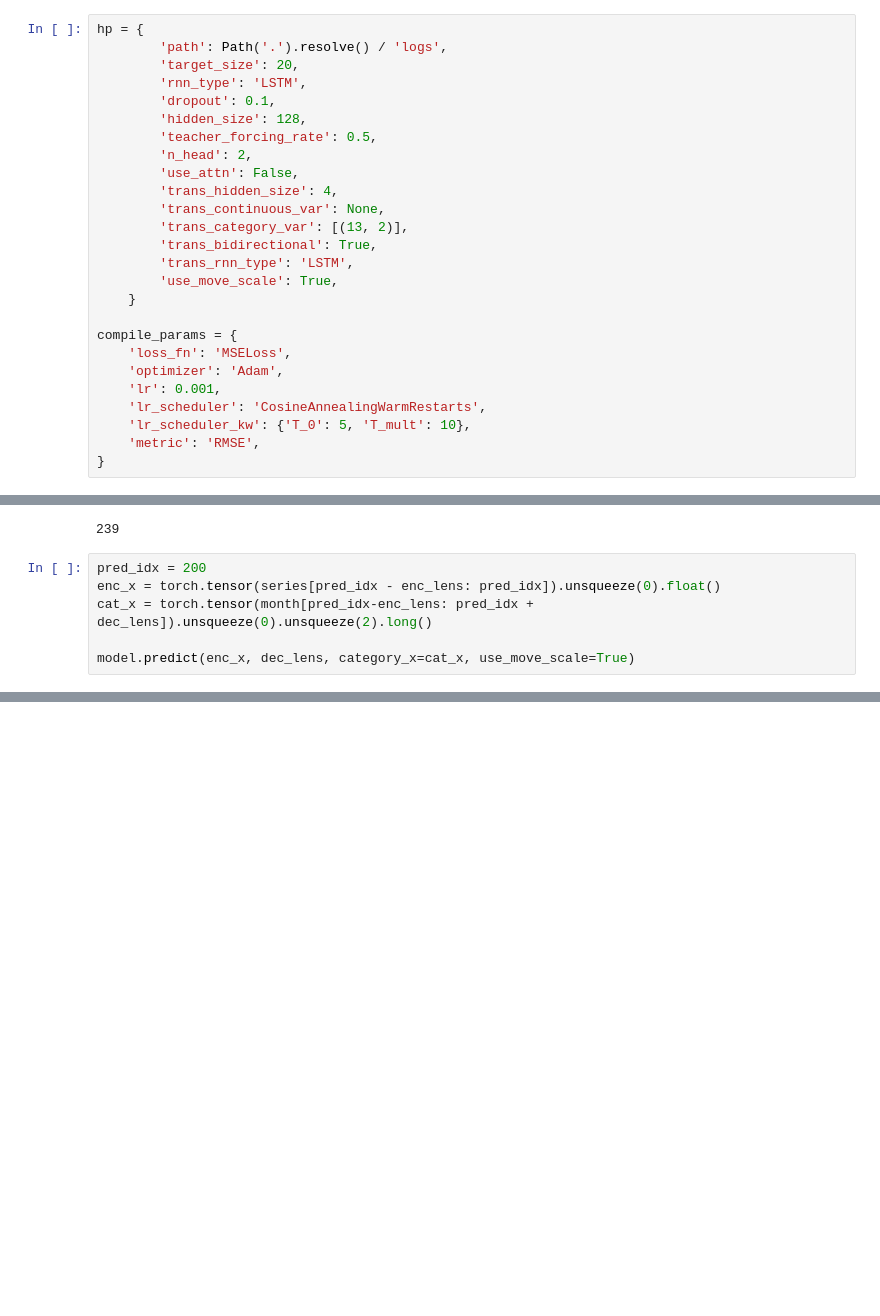
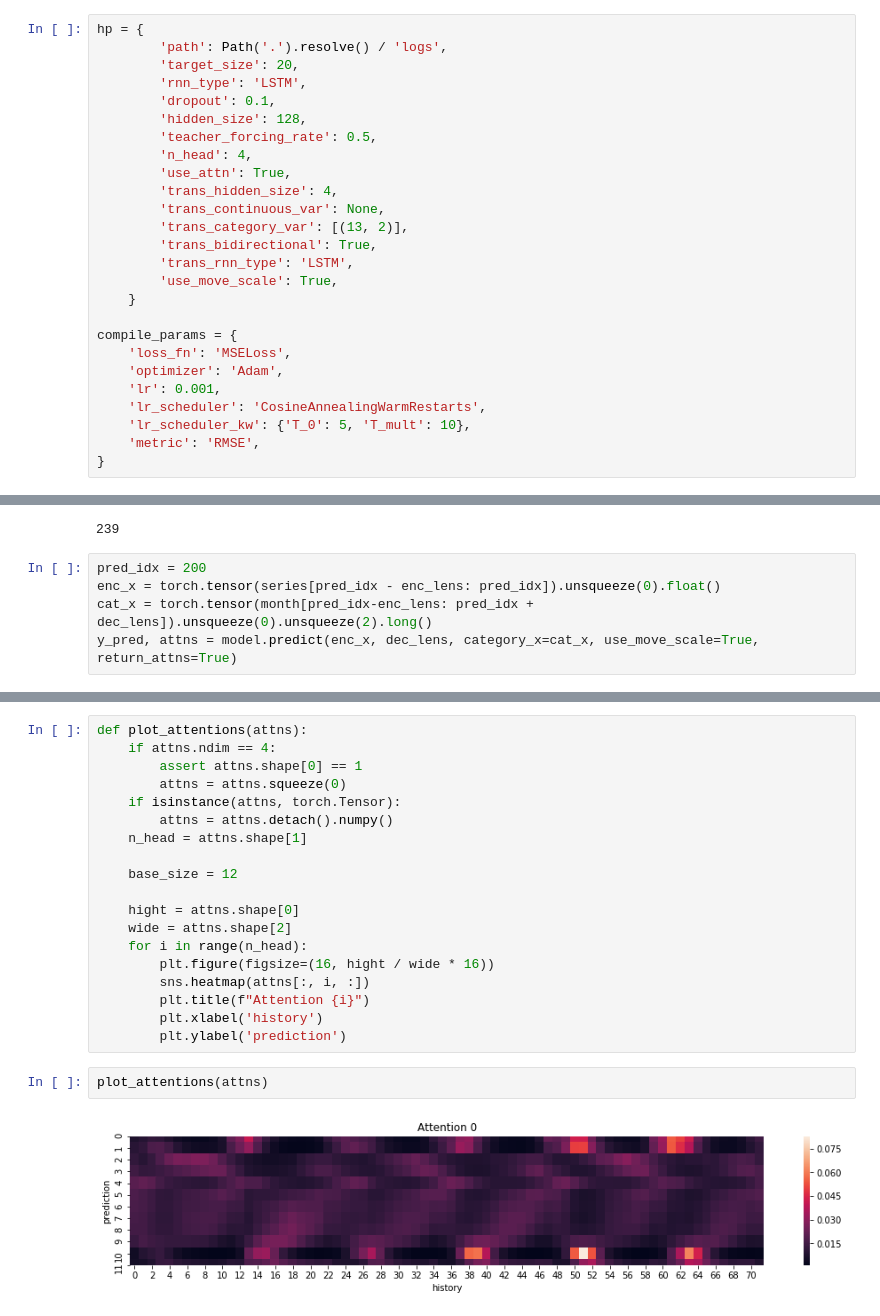
Before and after one commit to EvilPsyCHo/Deep-Time-Series-Prediction, a Jupyter notebook: notebooks/模型测试.ipynb, the cells around one changed output, grey strips where cells are left out. Saved outputs shown, nothing was run; the diff lists cells and outputs as text; blank space fills up the shorter version.

Commit message:
fix transformer and attention bugs

```diff
--- a/notebooks/模型测试.ipynb
+++ b/notebooks/模型测试.ipynb
@@ -54,8 +54,8 @@ hp = {
         'dropout': 0.1,
         'hidden_size': 128,
         'teacher_forcing_rate': 0.5,
-        'n_head': 2,
-        'use_attn': False,
+        'n_head': 4,
+        'use_attn': True,
         'trans_hidden_size': 4,
         'trans_continuous_var': None,
         'trans_category_var': [(13, 2)],
@@ -108,5 +108,4 @@ len(series)
 pred_idx = 200
 enc_x = torch.tensor(series[pred_idx - enc_lens: pred_idx]).unsqueeze(0).float()
 cat_x = torch.tensor(month[pred_idx-enc_lens: pred_idx + dec_lens]).unsqueeze(0).unsqueeze(2).long()
-
-model.predict(enc_x, dec_lens, category_x=cat_x, use_move_scale=True)
+y_pred, attns = model.predict(enc_x, dec_lens, category_x=cat_x, use_move_scale=True, return_attns=True)
@@ -114,0 +114,23 @@ AttributeError: 'list' object has no attribute 'shape'
+# %%
+def plot_attentions(attns):
+    if attns.ndim == 4:
+        assert attns.shape[0] == 1
+        attns = attns.squeeze(0)
+    if isinstance(attns, torch.Tensor):
+        attns = attns.detach().numpy()
+    n_head = attns.shape[1]
+
+    base_size = 12
+
+    hight = attns.shape[0]
+    wide = attns.shape[2]
+    for i in range(n_head):
+        plt.figure(figsize=(16, hight / wide * 16))
+        sns.heatmap(attns[:, i, :])
+        plt.title(f"Attention {i}")
+        plt.xlabel('history')
+        plt.ylabel('prediction')
+# %%
+plot_attentions(attns)
+# %% [output]
+[figure, added]
```
Also changed, not shown: parts of 6 cells of this notebook, 2 other files.
